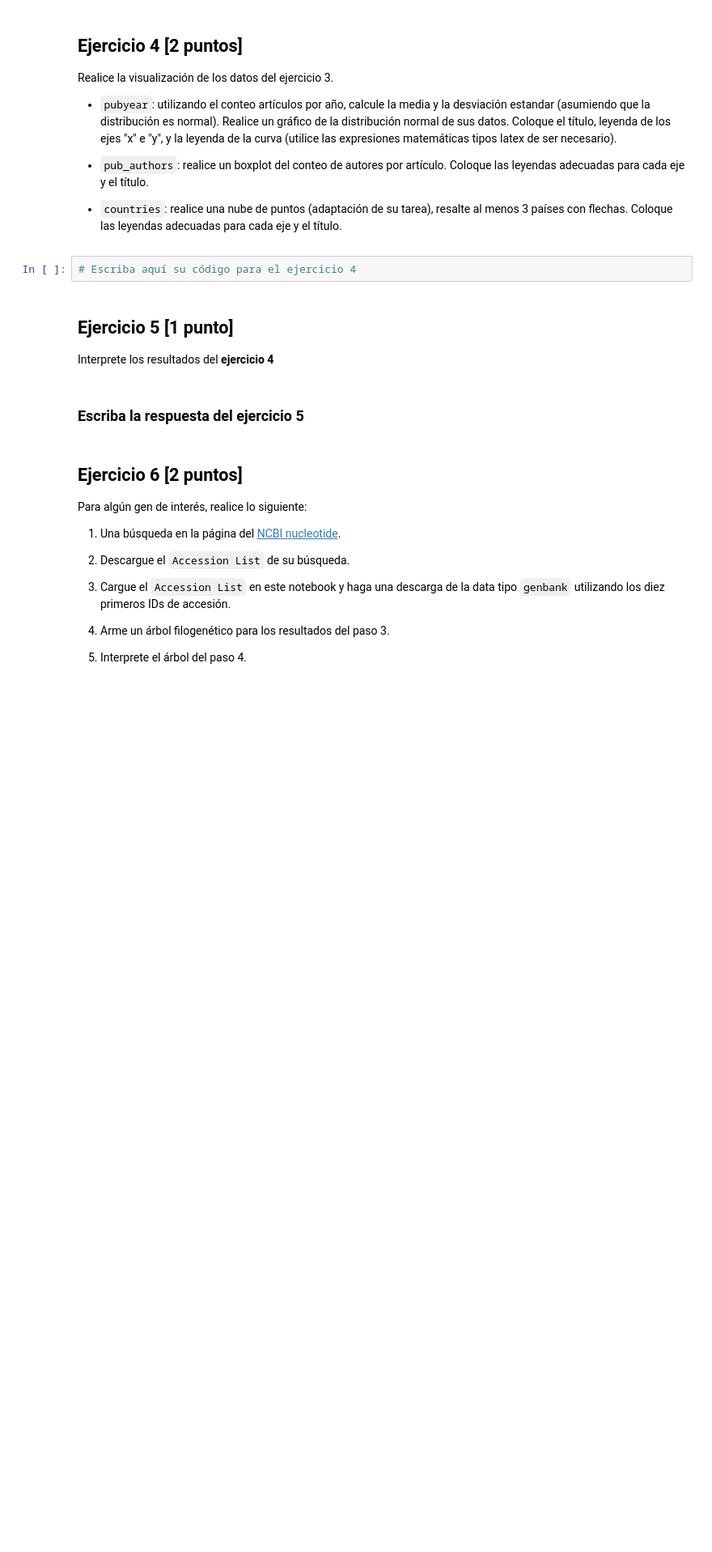
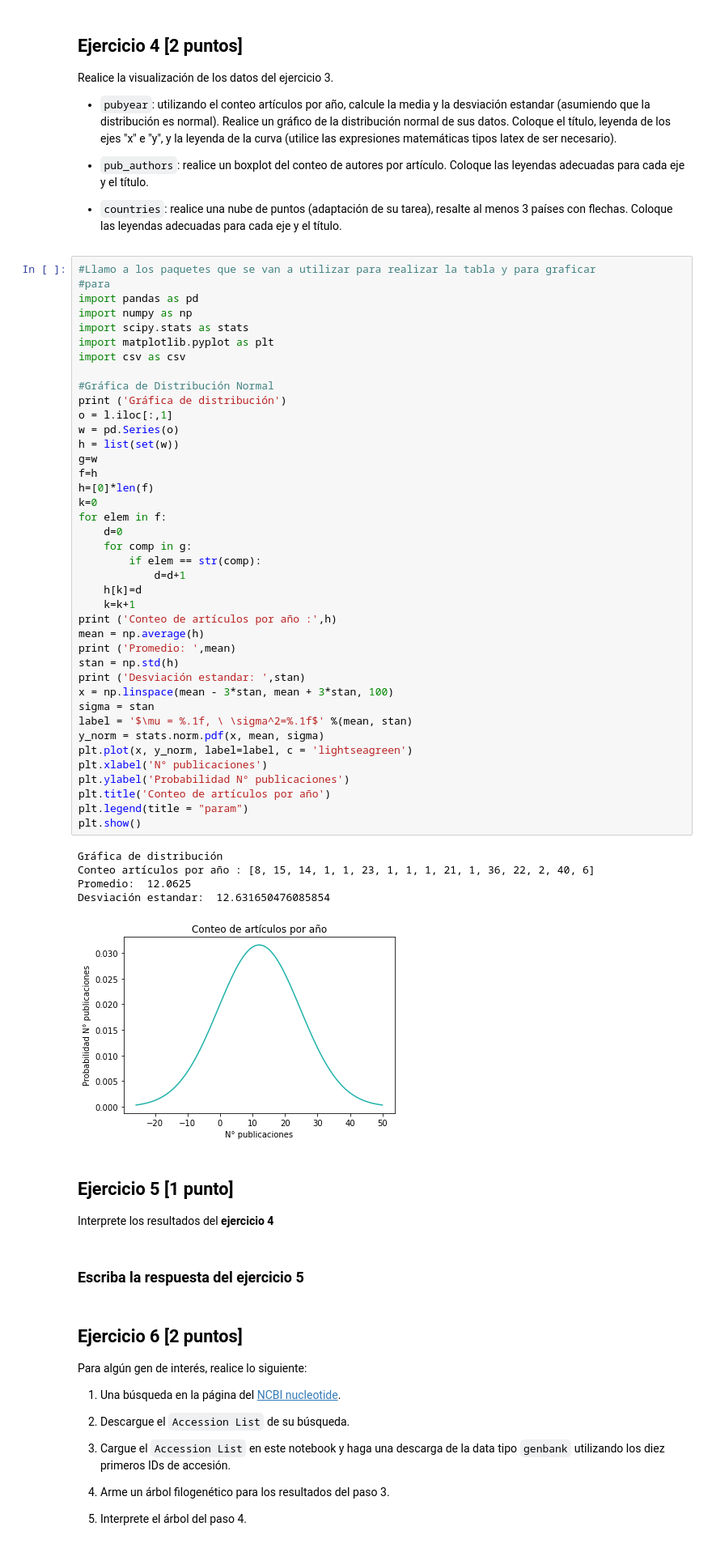
Before and after one commit to Josara12/GBI6_ExamenPython, a Jupyter notebook: ExamenParcialPython.ipynb, the cells around one changed output. Shown at 81% size. Saved outputs shown, nothing was run; the diff lists cells and outputs as text; blank space fills up the shorter version.

````diff
--- a/ExamenParcialPython.ipynb
+++ b/ExamenParcialPython.ipynb
@@ -109,8 +124,52 @@ Realice la visualización de los datos del ejercicio 3.
 * ```pub_authors```: realice un boxplot del conteo de autores por artículo. Coloque las leyendas adecuadas para cada eje y el título.
 
 * ```countries```: realice una nube de puntos (adaptación de su tarea), resalte al menos 3 países con flechas. Coloque las leyendas adecuadas para cada eje y el título.
-# %%
-# Escriba aquí su código para el ejercicio 4
+# %%
+#Llamo a los paquetes que se van a utilizar para realizar la tabla y para graficar
+#para
+import pandas as pd
+import numpy as np
+import scipy.stats as stats
+import matplotlib.pyplot as plt
+import csv as csv
+
+#Gráfica de Distribución Normal
+print ('Gráfica de distribución')
+o = l.iloc[:,1]
+w = pd.Series(o)
+h = list(set(w))
+g=w
+f=h
+h=[0]*len(f)
+k=0
+for elem in f:
+    d=0
+    for comp in g:
+        if elem == str(comp):
+            d=d+1
+    h[k]=d
+    k=k+1
+print ('Conteo de artículos por año :',h)
+mean = np.average(h)
+print ('Promedio: ',mean)
+stan = np.std(h)
+print ('Desviación estandar: ',stan)
+x = np.linspace(mean - 3*stan, mean + 3*stan, 100)
+sigma = stan
+label = '$\mu = %.1f, \ \sigma^2=%.1f$' %(mean, stan)
+y_norm = stats.norm.pdf(x, mean, sigma)
+plt.plot(x, y_norm, label=label, c = 'lightseagreen')
+plt.xlabel('N° publicaciones')
+plt.ylabel('Probabilidad N° publicaciones')
+plt.title('Conteo de artículos por año')
+plt.legend(title = "param")
+plt.show()
+# %% [output]
+Gráfica de distribución
+Conteo artículos por año : [8, 15, 14, 1, 1, 23, 1, 1, 1, 21, 1, 36, 22, 2, 40, 6]
+Promedio:  12.0625
+Desviación estandar:  12.631650476085854
+[figure, added]
 # %% [markdown]
 ## Ejercicio 5 [1 punto]
 
````
Also changed, not shown: parts of 1 cell of this notebook.
